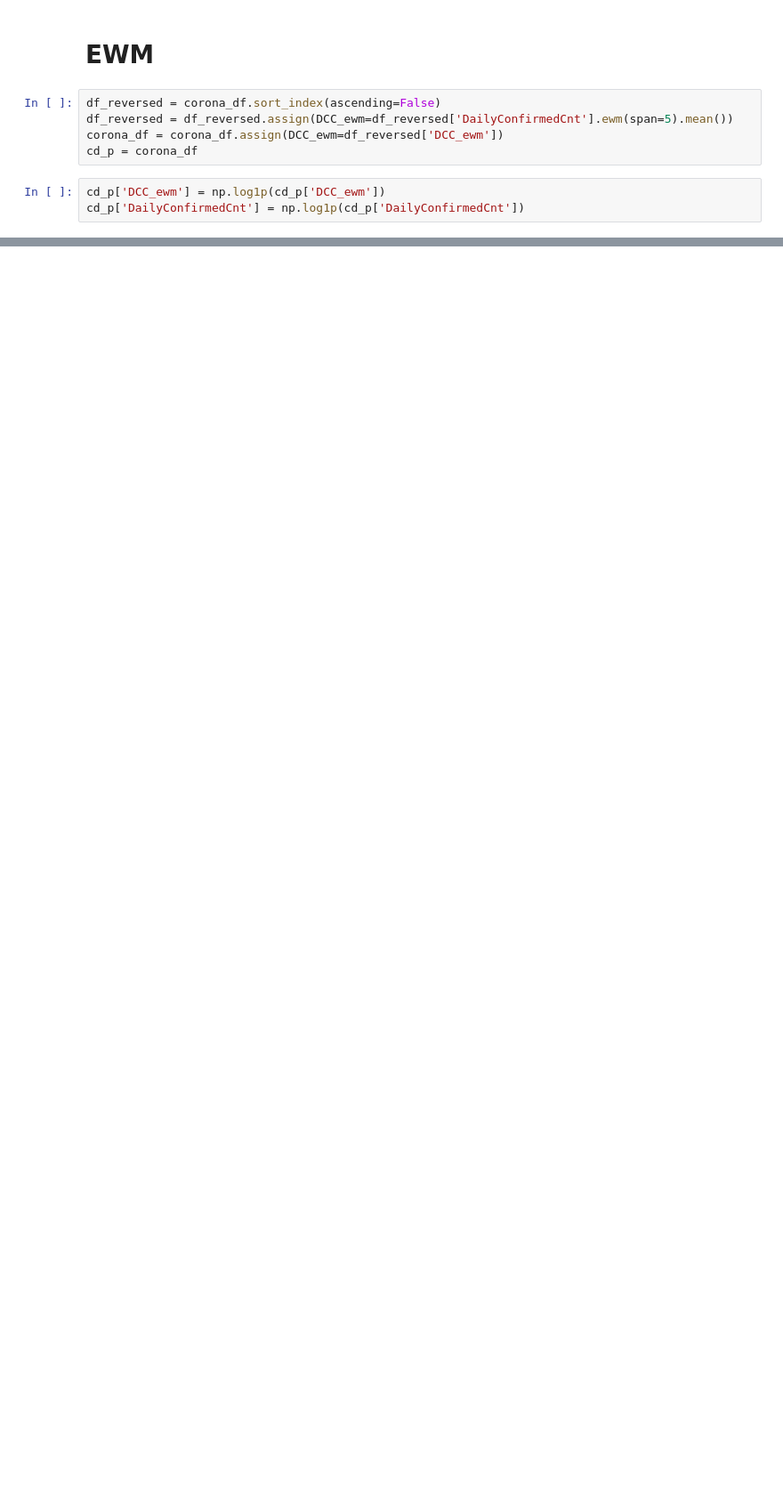
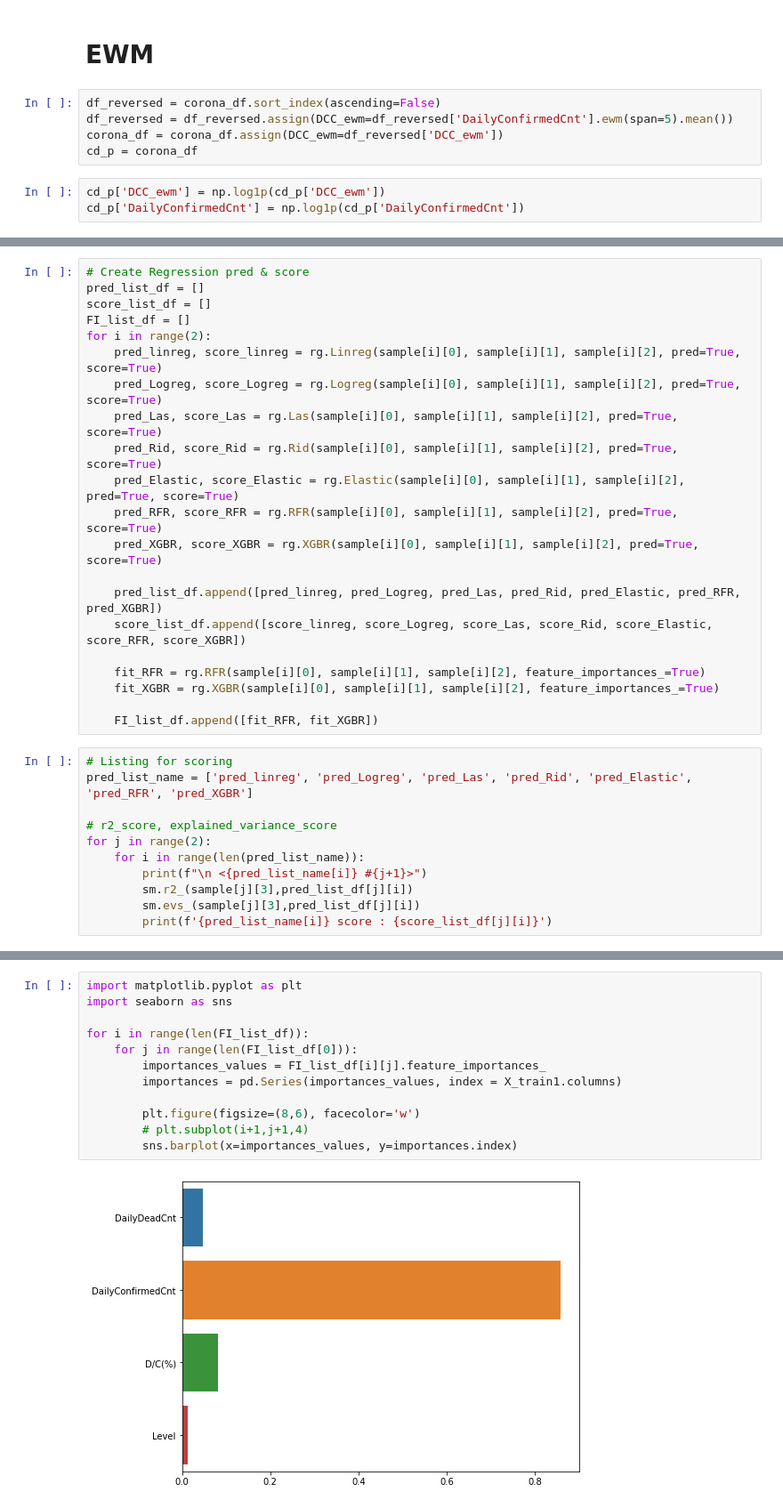
Before and after one commit to aprogod/hackarthon, a Jupyter notebook: TCI.ipynb, the cells around one changed output, grey strips where cells are left out. Shown at 89% size. Drawn from its saved outputs; the diff is of its cells as text; blank space fills up the shorter version.

```diff
--- a/TCI.ipynb
+++ b/TCI.ipynb
@@ -182,0 +134,32 @@ s[1]
+# %%
+# Create Regression pred & score
+pred_list_df = []
+score_list_df = []
+FI_list_df = []
+for i in range(2):
+    pred_linreg, score_linreg = rg.Linreg(sample[i][0], sample[i][1], sample[i][2], pred=True, score=True)
+    pred_Logreg, score_Logreg = rg.Logreg(sample[i][0], sample[i][1], sample[i][2], pred=True, score=True)
+    pred_Las, score_Las = rg.Las(sample[i][0], sample[i][1], sample[i][2], pred=True, score=True)
+    pred_Rid, score_Rid = rg.Rid(sample[i][0], sample[i][1], sample[i][2], pred=True, score=True)
+    pred_Elastic, score_Elastic = rg.Elastic(sample[i][0], sample[i][1], sample[i][2], pred=True, score=True)
+    pred_RFR, score_RFR = rg.RFR(sample[i][0], sample[i][1], sample[i][2], pred=True, score=True)
+    pred_XGBR, score_XGBR = rg.XGBR(sample[i][0], sample[i][1], sample[i][2], pred=True, score=True)
+
+    pred_list_df.append([pred_linreg, pred_Logreg, pred_Las, pred_Rid, pred_Elastic, pred_RFR, pred_XGBR])
+    score_list_df.append([score_linreg, score_Logreg, score_Las, score_Rid, score_Elastic, score_RFR, score_XGBR])
+
+    fit_RFR = rg.RFR(sample[i][0], sample[i][1], sample[i][2], feature_importances_=True)
+    fit_XGBR = rg.XGBR(sample[i][0], sample[i][1], sample[i][2], feature_importances_=True)
+
+    FI_list_df.append([fit_RFR, fit_XGBR])
+# %%
+# Listing for scoring
+pred_list_name = ['pred_linreg', 'pred_Logreg', 'pred_Las', 'pred_Rid', 'pred_Elastic', 'pred_RFR', 'pred_XGBR']
+
+# r2_score, explained_variance_score
+for j in range(2):
+    for i in range(len(pred_list_name)):
+        print(f"\n <{pred_list_name[i]} #{j+1}>")
+        sm.r2_(sample[j][3],pred_list_df[j][i])
+        sm.evs_(sample[j][3],pred_list_df[j][i])
+        print(f'{pred_list_name[i]} score : {score_list_df[j][i]}')
@@ -182,0 +186,14 @@ s[1]
+# %%
+import matplotlib.pyplot as plt
+import seaborn as sns
+
+for i in range(len(FI_list_df)):
+    for j in range(len(FI_list_df[0])):
+        importances_values = FI_list_df[i][j].feature_importances_
+        importances = pd.Series(importances_values, index = X_train1.columns)
+
+        plt.figure(figsize=(8,6), facecolor='w')
+        # plt.subplot(i+1,j+1,4)
+        sns.barplot(x=importances_values, y=importances.index)
+# %% [output]
+[figure, added]
```
Also changed, not shown: parts of 14 cells of this notebook.
